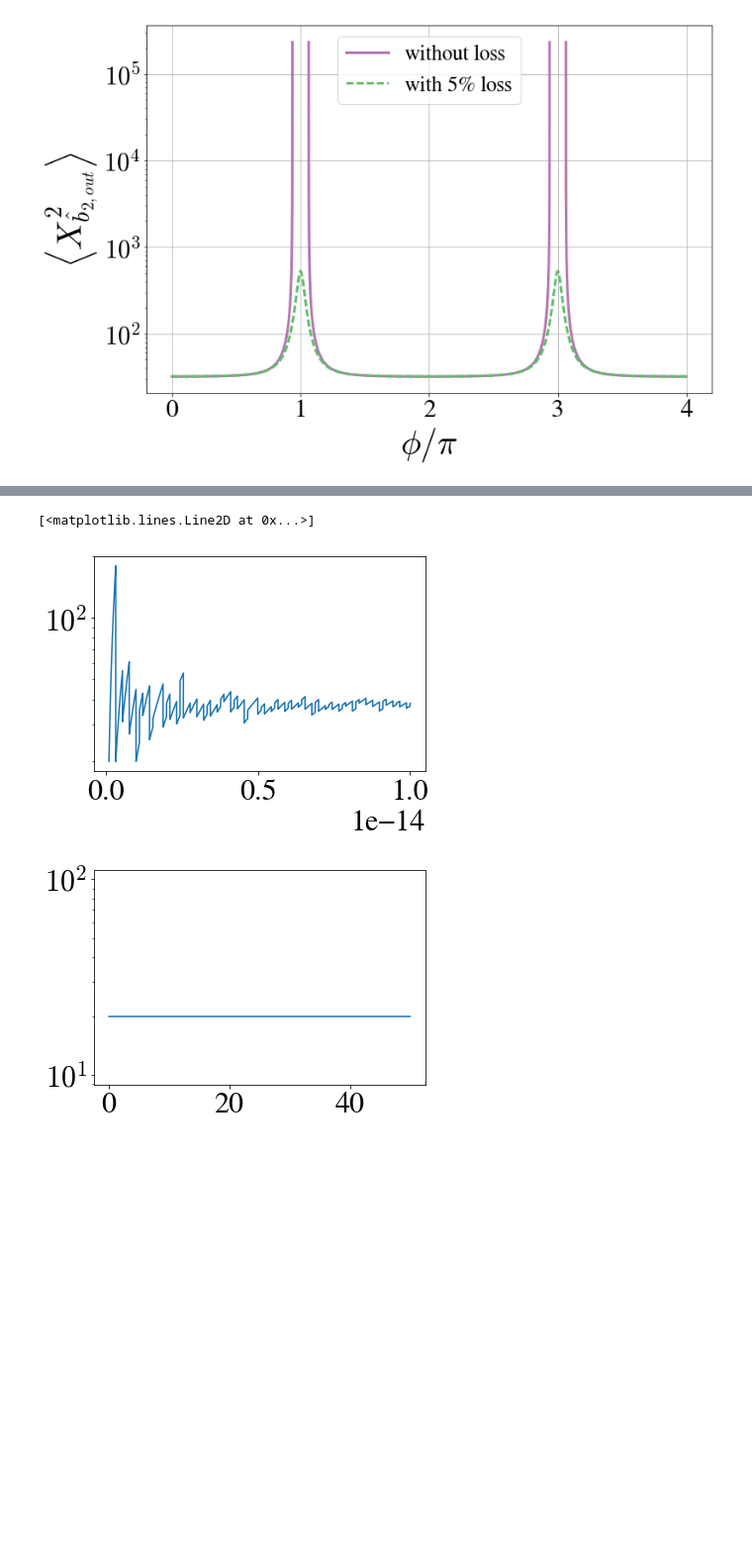
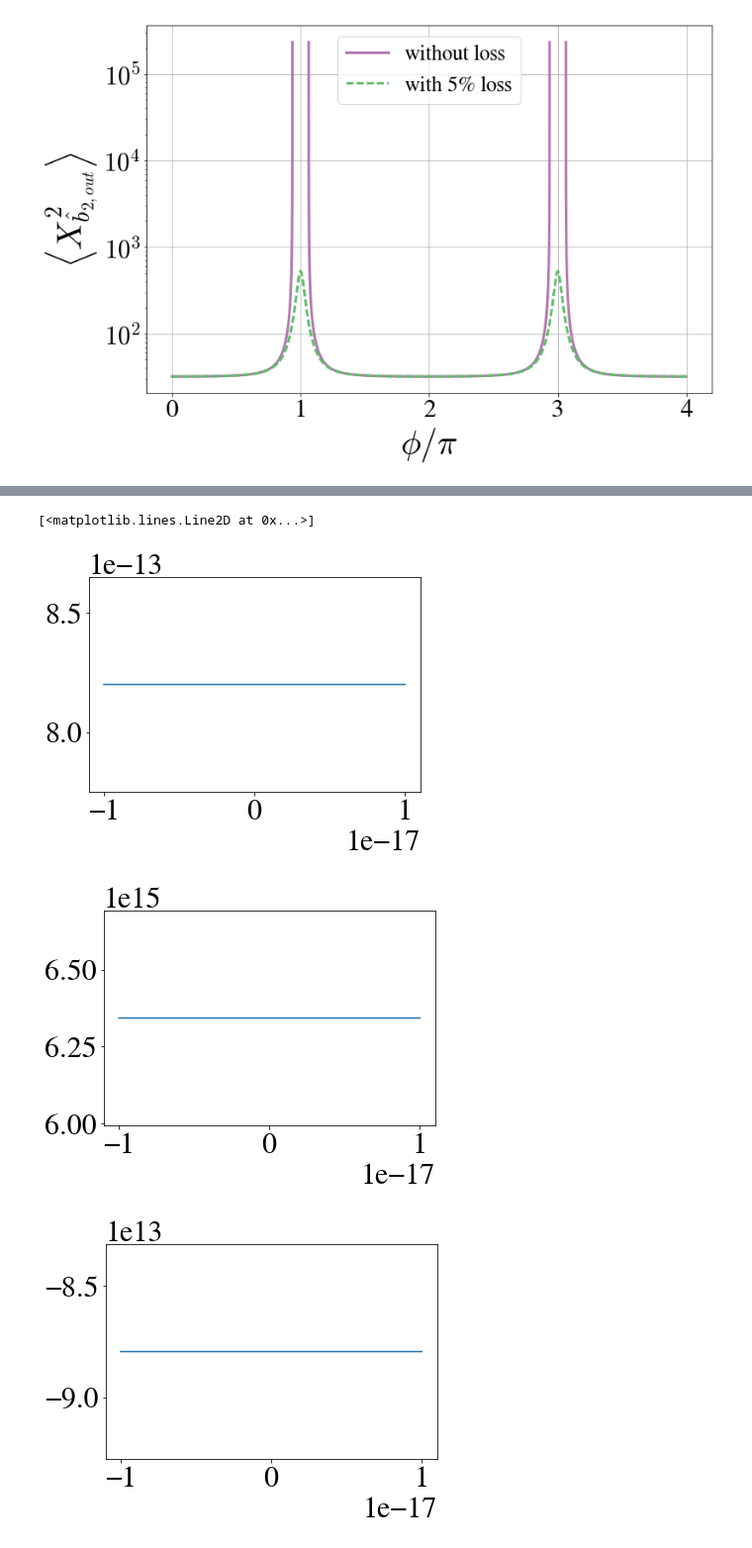
Before and after one commit to nemetniki/General-linear-model, a Jupyter notebook: NDPA_sensitivity.ipynb, the cells around one changed output, grey strips where cells are left out. Shown at 99% size. Drawn from its saved outputs; the diff is of its cells as text; code cells hidden in the pictures; blank space fills up the shorter version.

```diff
--- a/NDPA_sensitivity.ipynb
+++ b/NDPA_sensitivity.ipynb
@@ -918,50 +952,63 @@ def sens(theta,kapa,ra,La,phia,kapb,rb,Lb,phib,alpha,eps,Del,delta):
     kap2a = kapa-kap1a
     La    = La/100.
     ka    = 2*np.sqrt(kap1a*kap2a*(1-La))
-    print(ka/kapa)
     phia  = np.pi*phia
     kapb  = 2*np.pi*kapb
     kap1b = rb*kapb
     kap2b = kapb-kap1b
     Lb    = Lb/100.
     kb    = 2*np.sqrt(kap1b*kap2b*(1-Lb))
-    phia  = np.pi*phib
+    phib  = np.pi*phib
     eps   = eps*kapa
     Del   = Del*kapa
     theta = np.pi*theta
-
     Ka = kapa+1j*Del+ka*np.exp(1j*phia)
-    print(Ka)
-    Kb = kapb+1j*Del+ka*np.exp(-1j*phib)
-    R  = kapa+kapb+ka*np.cos(phia)+kb*np.cos(phib)
-    p  = np.sqrt((Ka-Kb)**2+4*eps**2)
-    pr = np.real(p)
-    pi = np.imag(p)
+    def Kb(delta):
+        return kapb+1j*Del+kb*np.exp(-1j*(phib+delta))
+    def R(delta):
+        return kapa+kapb+ka*np.cos(phia)+kb*np.cos(phib+delta)
+    def p(delta):
+        return np.sqrt((Ka-Kb(delta))**2+4*eps**2)
+    def pr(delta):
+        return np.real(p(delta))
+    def pi(delta):
+        return np.imag(p(delta))
     da = np.sqrt(2*kap2a) + np.sqrt(2*kap1a*(1-La))*np.exp(1j*phia)
-    db = np.sqrt(2*kap2b) + np.sqrt(2*kap1b*(1-Lb))*np.exp(1j*phib)
-
+    def db(delta):
+        return np.sqrt(2*kap2b) + np.sqrt(2*kap1b*(1-Lb))*np.exp(1j*(phib+delta))
     def noise(delta):
-        nt1 = 8*eps**2*R/(R**2-pr**2)/(R**2+pi**2)*((kapa+ka*np.cos(phia)-kap1a*La)*(kb*np.cos(phib+delta))+\
-                                                    (kapb+kb*np.cos(phib+delta)-kap1b*Lb)*(ka*np.cos(phia)))
-        nt2 = 4*eps/(R**2-pr**2)/(R**2+pi**2)*np.real(np.exp(1j*theta))*da*db*\
-        ((kapa+ka*np.cos((phia)))*(R**2+1j*pi*pr-R*(Ka-Kb)) + (kapb+kb*np.cos(phib+delta))*(R**2-1j*pi*pr+R*(Ka-Kb)))
+        nt1 = 8*eps**2*R(delta)/(R(delta)**2-pr(delta)**2)/(R(delta)**2+pi(delta)**2)*\
+        ((kapa+ka*np.cos(phia)-kap1a*La)*(kapb+kb*np.cos(phib+delta))+\
+         (kapb+kb*np.cos(phib+delta)-kap1b*Lb)*(kapa+ka*np.cos(phia)))
+        print("nt1", nt1)
+        nt2 = 4*eps/(R(delta)**2-pr(delta)**2)/(R(delta)**2+pi(delta)**2)*np.real(np.exp(1j*theta)*da*db(delta)*\
+        ((kapa+ka*np.cos((phia)))*(R(delta)**2+1j*pi(delta)*pr(delta)-R(delta)*(Ka-Kb(delta))) +\
+         (kapb+kb*np.cos(phib+delta))*(R(delta)**2-1j*pi(delta)*pr(delta)+R(delta)*(Ka-Kb(delta)))))
+        print("nt2", nt2)
+        print("+", nt1+nt2)
         return 1/2.*(1+nt1+nt2)
-
+    print(noise(0))
     def sig(delta):
-        st1 = (1/(Ka*Kb-eps**2)*(2*np.sqrt(kap1a*kap2a)+(2*kapa+ka*np.exp(1j*phia))*np.sqrt(1-La)*np.exp(1j*phia))*(Ka-Kb)+\
-                               np.sqrt(1-La))*alpha
-        print(Ka*Kb-eps**2)
-        st2 = -eps*np.exp(1j*theta)/(Ka*Kb-eps**2)*(2*np.sqrt(kap1a*kap2b)+2*np.sqrt(kap2a*kap2b*(1-La))*np.exp(1j*phia) +\
+        st1 = (1/(Ka*Kb(delta)-eps**2)*(2*np.sqrt(kap1a*kap2a)+(2*kapa+ka*np.exp(1j*phia))*np.sqrt(1-La)*np.exp(1j*phia))\
+               *(Ka+2*Kb(delta))+ np.sqrt(1-La)*np.exp(1j*phia))*alpha
+        st2 = -eps*np.exp(1j*theta)/(Ka*Kb(delta)-eps**2)*(2*np.sqrt(kap1a*kap2b)+2*np.sqrt(kap2a*kap2b*(1-La))*np.exp(1j*phia) +\
                                      2*np.sqrt(kap1a*kap1b*(1-Lb))*np.exp(-1j*(phib+delta))+\
                                      2*np.sqrt(kap1b*kap2a*(1-La)*(1-Lb))*np.exp(1j*(phia-phib-delta)))
         return 2*np.real(st1+st2)
-
-    return np.abs(noise(delta))/np.abs((sig(delta)-sig(0))/delta)**2
+    delsig = dersignal(theta,kapa,kapb,Del,kap1a,kap2a,kap1b,kap2b,La,Lb,phia,phib,delta,alpha,eps)
+    return np.abs(noise(delta))/np.abs(delsig)**2,noise(delta),delsig
 
 plt.figure(1)
-delta = np.linspace(0,10**(-14),100000)
-plt.semilogy(delta,sens(1,10,.933,0,1,10,.5,0,1,2,0.933,0,delta))
+delta = np.linspace(-10**(-17),10**(-17),100000)
+sensd = sens(1,10,0.933012701892219,0,1,10,0.933012701892219,0,1,1,0.5,0,delta)
+print(sens(1,10,0.933012701892219,0,1,10,0.933012701892219,0,1,1,0.5,0,10**(-15)))
+plt.plot(delta,sensd[0])
 plt.figure(2)
+plt.plot(delta,sensd[1])
+plt.figure(3)
+plt.plot(delta,sensd[2])
+plt.figure(4)
 alpha = np.linspace(0.1,50,100000)
-plt.semilogy(alpha,sens(1,10,.933,0,1,10,.5,0,1,alpha,0.933,0,10**(-15)))
+sensa = sens(1,10,0.933012701892219,0,1,10,0.933012701892219,0,1,alpha,0.5,0,10**(-14))
+plt.plot(alpha,sensa[0])
 # %% [output]
@@ -976,3 +1032,4 @@ plt.semilogy(alpha,sens(1,10,.933,0,1,10,.5,0,1,alpha,0.933,0,10**(-15)))
 [<matplotlib.lines.Line2D at 0x...>]
-[figure, old version]
+[figure, new version]
-[figure, old version]
+[figure, new version]
+[figure, added]
```
Also changed, not shown: parts of 3 cells of this notebook.
